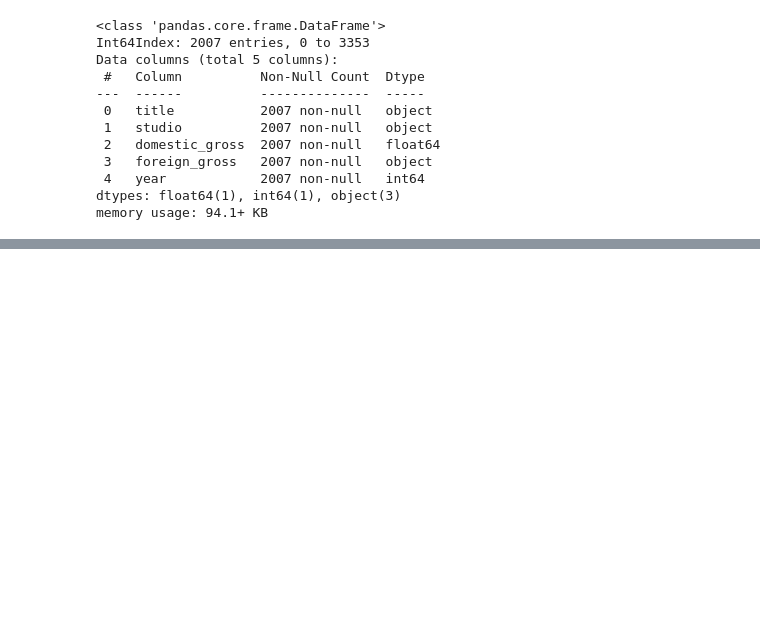
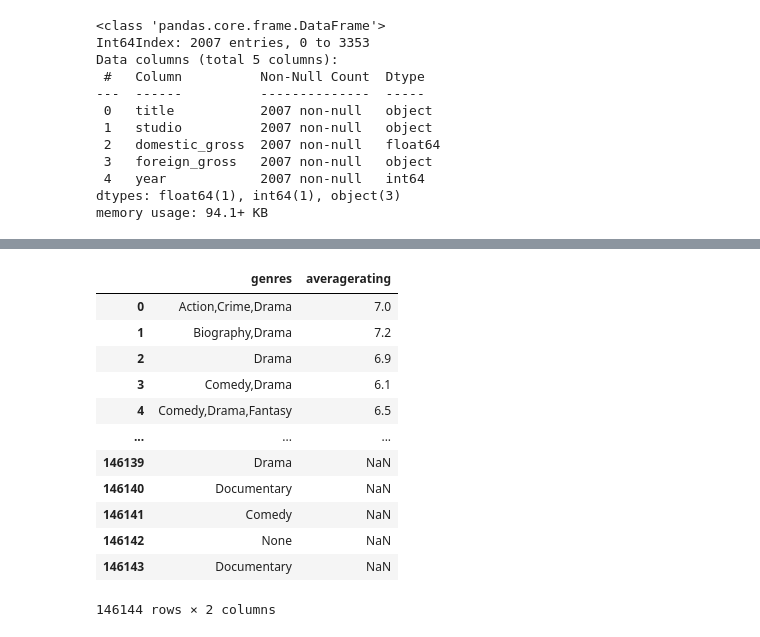
Before and after one commit to mercytegekson/dsc-phase-1-project-v2-4, a Jupyter notebook: student.ipynb, the cells around one changed output, grey strips where cells are left out. Saved outputs shown, nothing was run; the diff lists cells and outputs as text; code cells hidden in the pictures; blank space fills up the shorter version.

```diff
--- a/student.ipynb
+++ b/student.ipynb
@@ -482,0 +486,16 @@ memory usage: 94.1+ KB
+# %%
+final_join[["genres","averagerating"]]
+# %% [output]
+|  | genres | averagerating |
+| 0 | Action,Crime,Drama | 7.0 |
+| 1 | Biography,Drama | 7.2 |
+| 2 | Drama | 6.9 |
+| 3 | Comedy,Drama | 6.1 |
+| 4 | Comedy,Drama,Fantasy | 6.5 |
+| ... | ... | ... |
+| 146139 | Drama | NaN |
+| 146140 | Documentary | NaN |
+| 146141 | Comedy | NaN |
+| 146142 | None | NaN |
+| 146143 | Documentary | NaN |
+146144 rows × 2 columns
```
Also changed, not shown: parts of 7 cells of this notebook, 1 other file.
